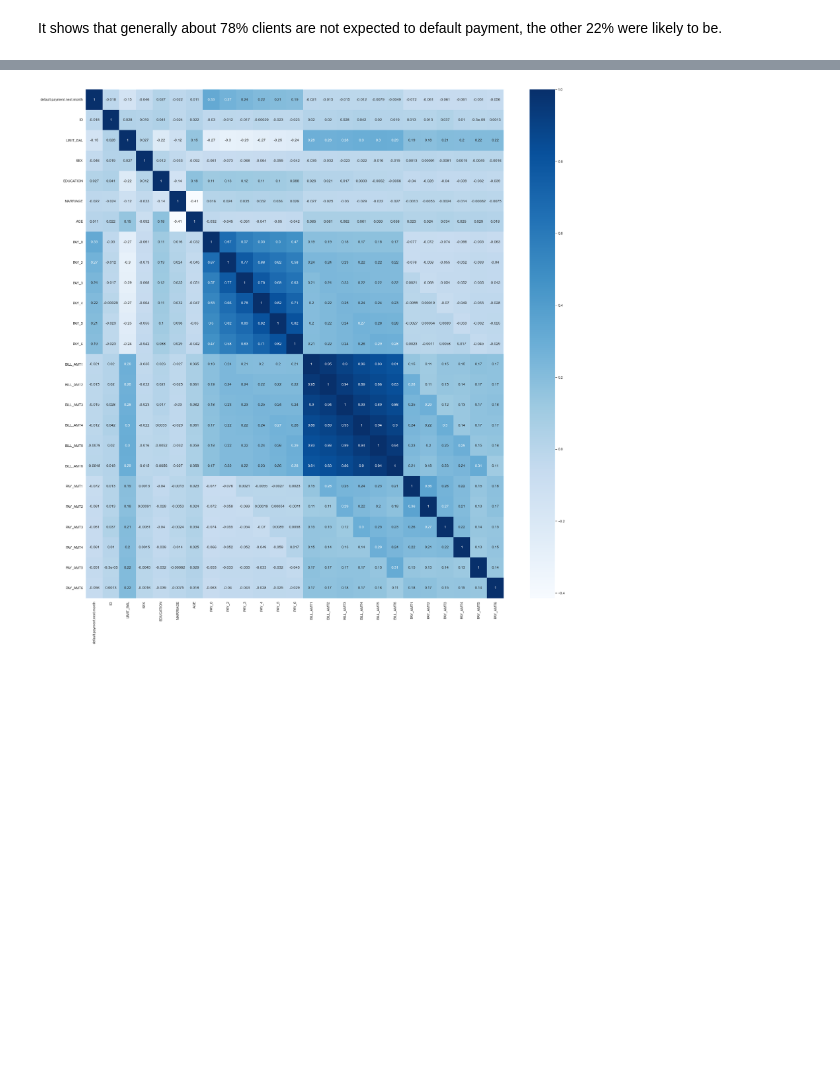
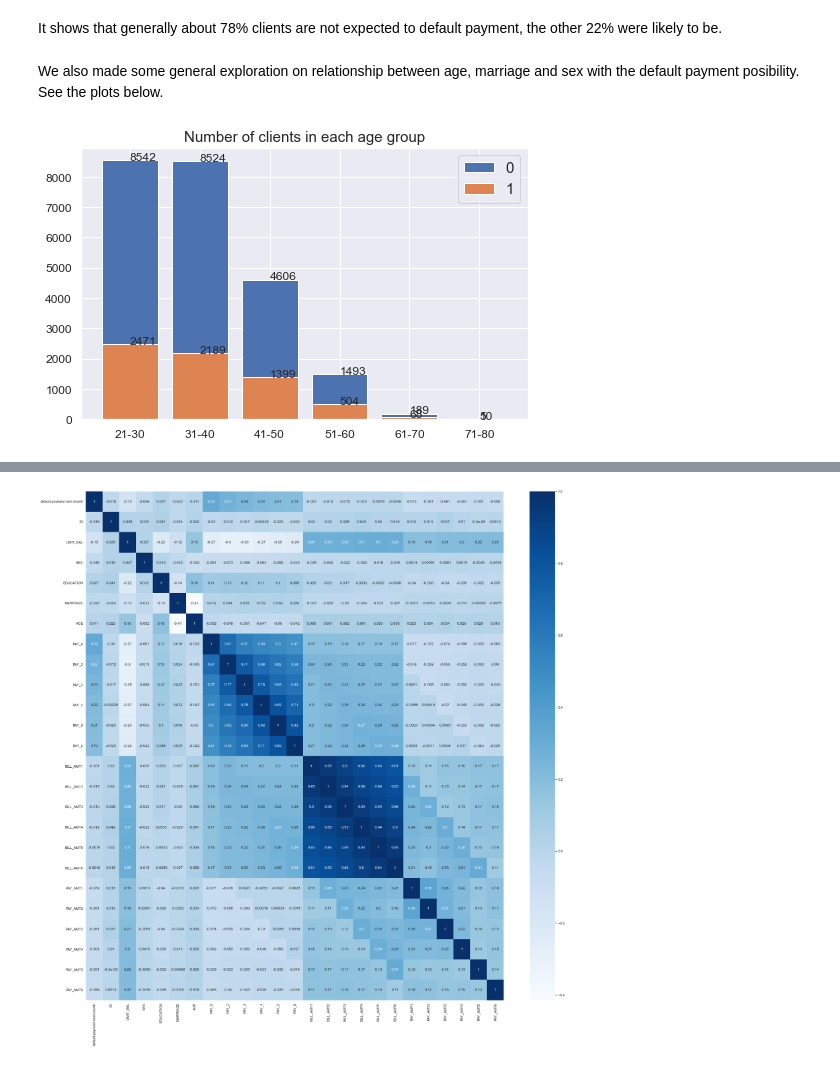
Before and after one commit to tyernapoleon/cpsc330blogpost, a Jupyter notebook: hw8blogpost.ipynb, the cells around one changed output, grey strips where cells are left out. Drawn from its saved outputs; the diff is of its cells as text; code cells hidden in the pictures; blank space fills up the shorter version.

```diff
--- a/hw8blogpost.ipynb
+++ b/hw8blogpost.ipynb
@@ -23,3 +29,11 @@ Image("plot_1.png")
 [figure]
 # %% [markdown]
 It shows that generally about 78% clients are not expected to default payment, the other 22% were likely to be.
+# %% [markdown]
+We also made some general exploration on relationship between age, marriage and sex with the default payment posibility. See the plots below.
+# %%
+from IPython.display import Image
+
+Image("plot_5.png")
+# %% [output]
+[figure, added]
```
Also changed, not shown: parts of 23 cells of this notebook, 5 other files.
